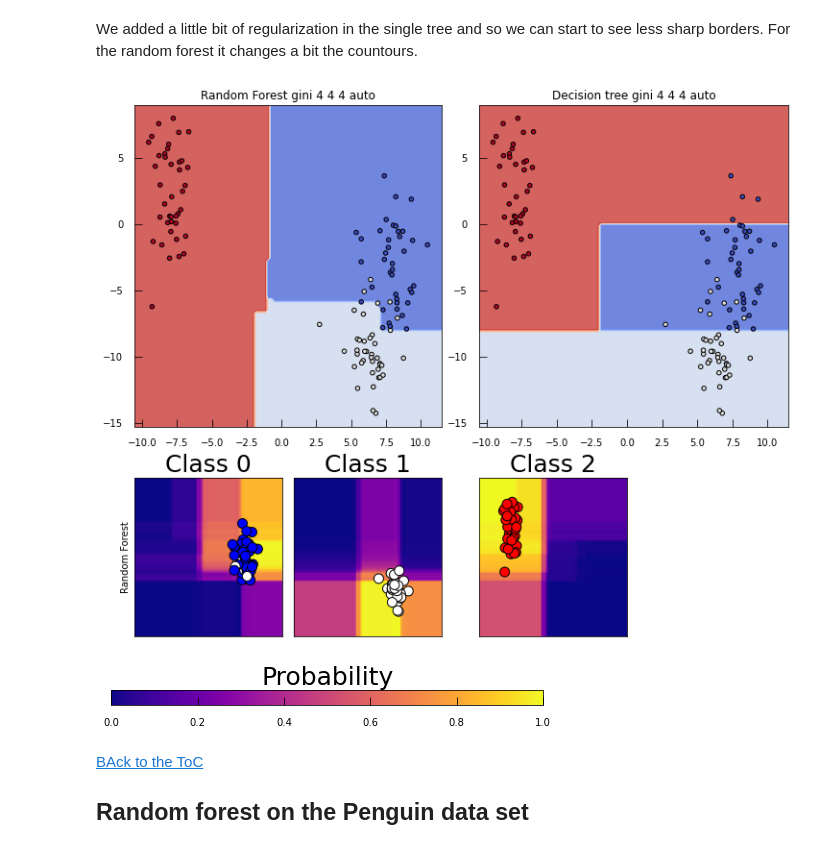
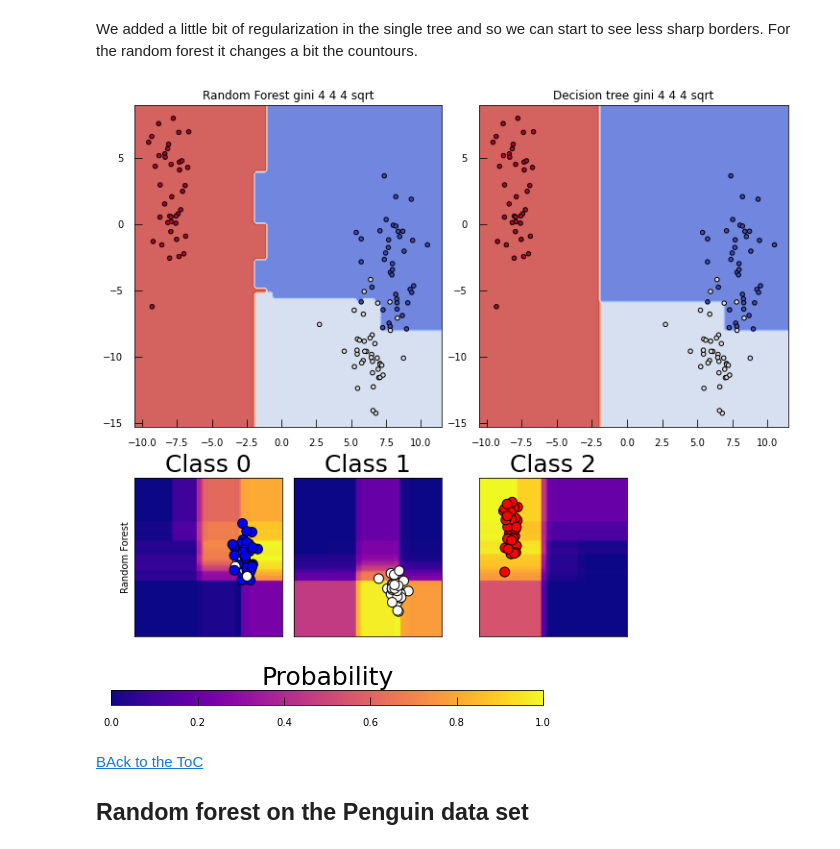
Before and after one commit to sib-swiss/intro-machine-learning-training, a Jupyter notebook: python_notebooks/Chapter_3_Machine_Learning_based_on_decision_trees_for_classification.ipynb, the cells around one changed output. Cells and saved outputs as stored; diff of their text form; code cells hidden in the pictures.

```diff
--- a/python_notebooks/Chapter_3_Machine_Learning_based_on_decision_trees_for_classification.ipynb
+++ b/python_notebooks/Chapter_3_Machine_Learning_based_on_decision_trees_for_classification.ipynb
@@ -641,14 +644,14 @@ We added a little bit of regularization in the single tree and so we can start t
 # %%
 countour_RF(X_3, y_3,
             n_tree = 100, crit = 'gini',
             maxd = 4,
             min_s = 4,
             min_l = 4,
-            max_f = 'auto')
+            max_f = 'sqrt')
 #Even more regularization, now we are more stringent on the size of the leaf and the
 #max depth of the individual trees
 # %% [output]
-[figure, old version]
+[figure, new version]
 [figure]
 # %% [markdown]
 [BAck to the ToC](#toc)
```
Also changed, not shown: parts of 30 cells of this notebook, 12 other files.
